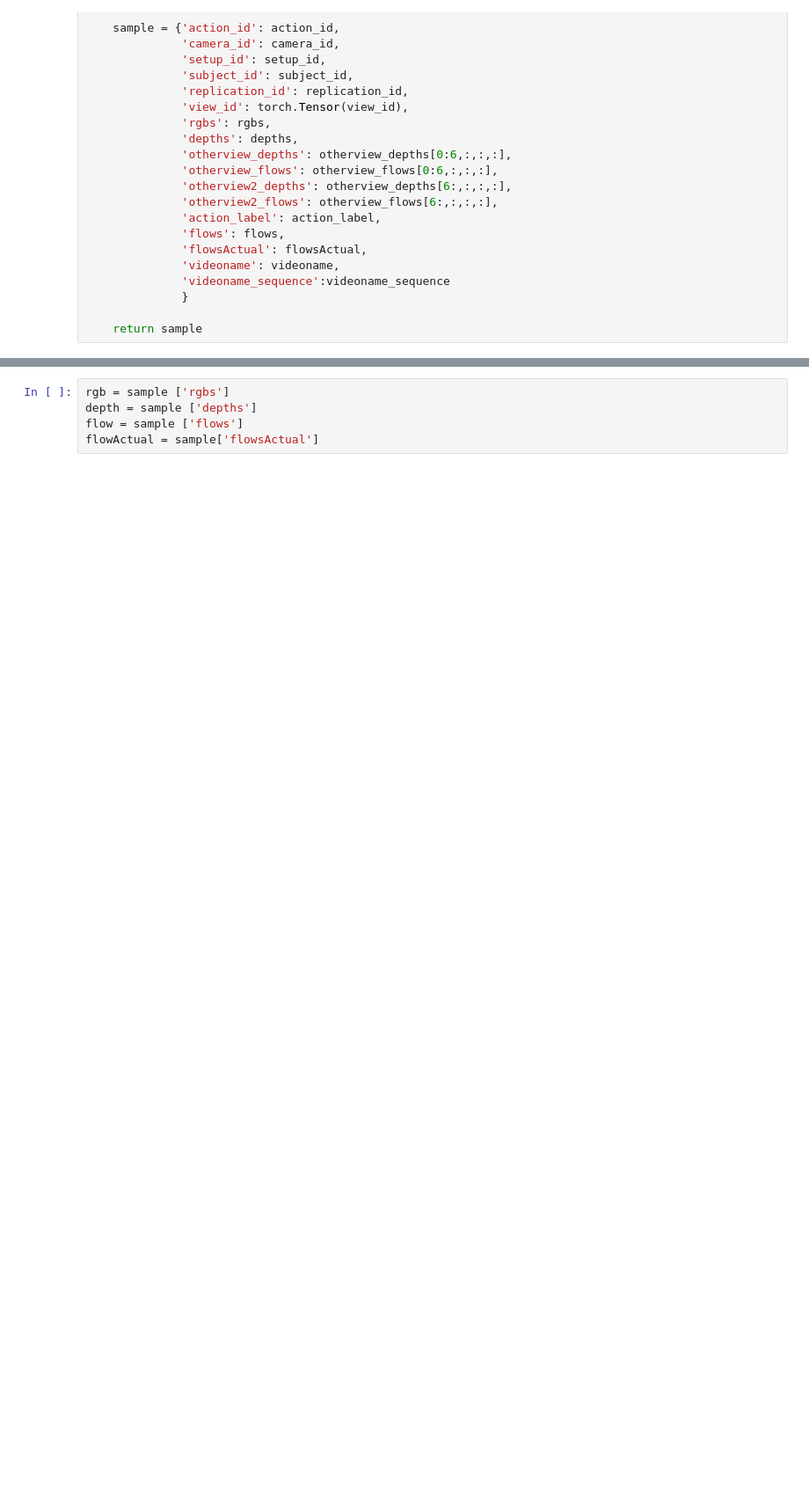
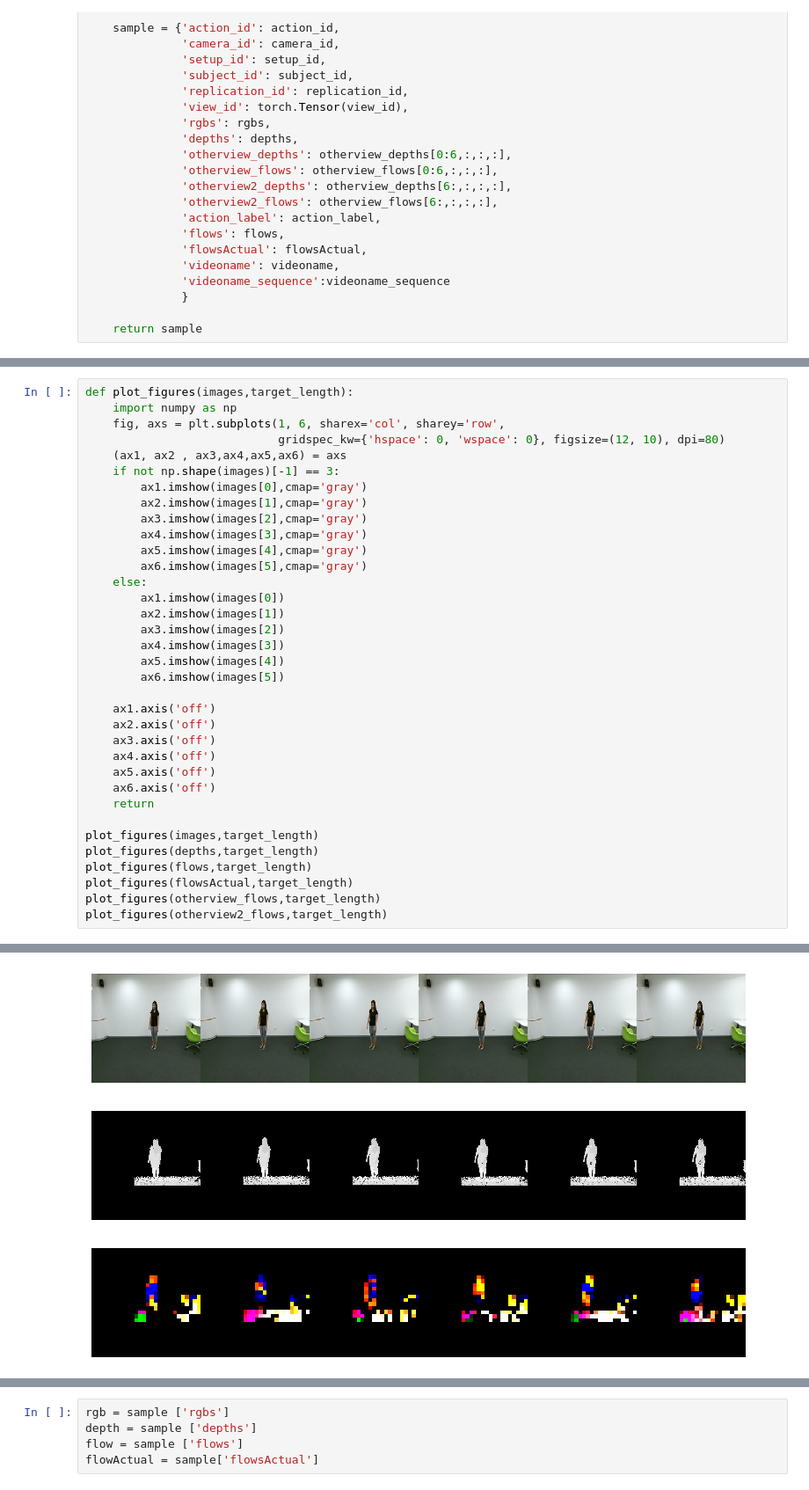
Before and after one commit to saliknadeem/VIAR, a Jupyter notebook: check_data.ipynb, the cells around one changed output, grey strips where cells are left out. Shown: that part at 88% size. Drawn from its saved outputs; the diff is of its cells as text; blank space fills up the shorter version.

```diff
--- a/check_data.ipynb
+++ b/check_data.ipynb
@@ -461,0 +684,36 @@ def get_sample(idx, videonames_sequences,rgb_transform):
+# %%
+def plot_figures(images,target_length):
+    import numpy as np
+    fig, axs = plt.subplots(1, 6, sharex='col', sharey='row',
+                            gridspec_kw={'hspace': 0, 'wspace': 0}, figsize=(12, 10), dpi=80)
+    (ax1, ax2 , ax3,ax4,ax5,ax6) = axs
+    if not np.shape(images)[-1] == 3:
+        ax1.imshow(images[0],cmap='gray')
+        ax2.imshow(images[1],cmap='gray')
+        ax3.imshow(images[2],cmap='gray')
+        ax4.imshow(images[3],cmap='gray')
+        ax5.imshow(images[4],cmap='gray')
+        ax6.imshow(images[5],cmap='gray')
+    else:
+        ax1.imshow(images[0])
+        ax2.imshow(images[1])
+        ax3.imshow(images[2])
+        ax4.imshow(images[3])
+        ax5.imshow(images[4])
+        ax6.imshow(images[5])
+
+    ax1.axis('off')
+    ax2.axis('off')
+    ax3.axis('off')
+    ax4.axis('off')
+    ax5.axis('off')
+    ax6.axis('off')
+    return
+
+plot_figures(images,target_length)
+plot_figures(depths,target_length)
+plot_figures(flows,target_length)
+plot_figures(flowsActual,target_length)
+plot_figures(otherview_flows,target_length)
+plot_figures(otherview2_flows,target_length)
+# %% [output]
@@ -461,0 +737,3 @@ def get_sample(idx, videonames_sequences,rgb_transform):
+[figure, added]
+[figure, added]
+[figure, added]
```
Also changed, not shown: parts of 25 cells of this notebook, 19 other files.
